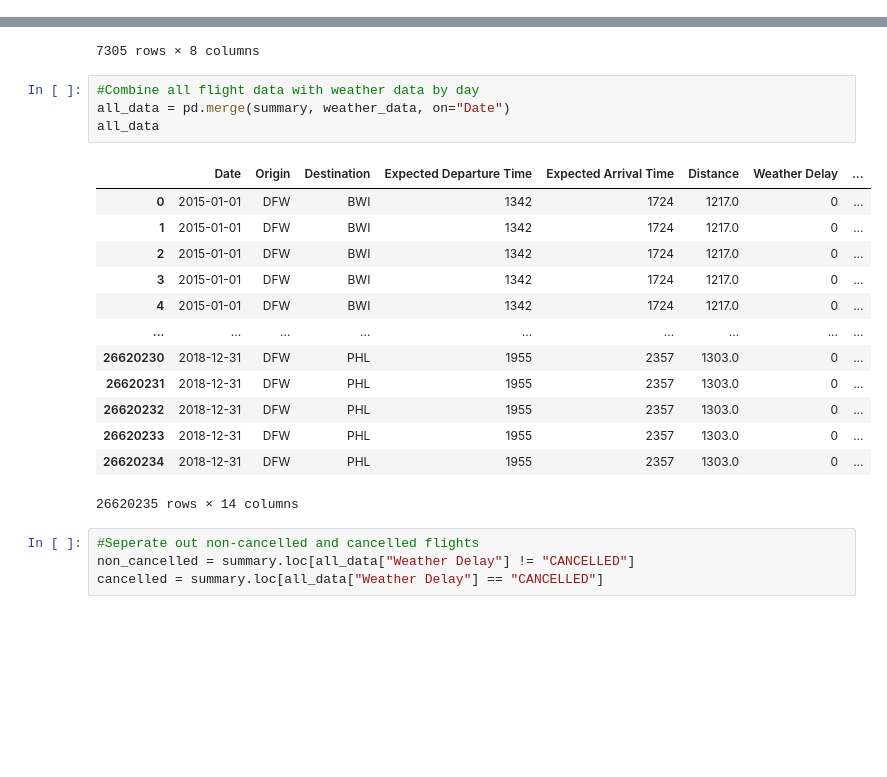
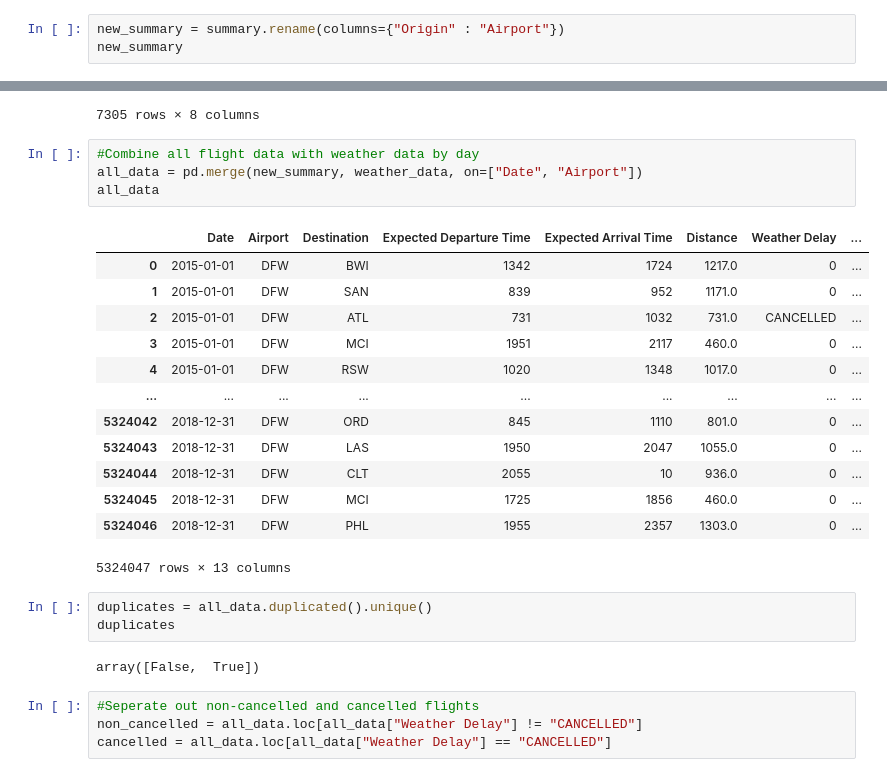
Before and after one commit to domingo-aj/Group-Project-1, a Jupyter notebook: Updated Clean Flight Data.ipynb, the cells around one changed output, grey strips where cells are left out. Drawn from its saved outputs; the diff is of its cells as text; blank space fills up the shorter version.

Commit message:
updates: Updated Clean Data

```diff
--- a/Updated Clean Flight Data.ipynb
+++ b/Updated Clean Flight Data.ipynb
@@ -35,3 +35,6 @@ summary
 | 1451365 | 2018-12-31 | DFW | MCI | 1725 | 1856 | 460.0 | 0 |
 | 1451366 | 2018-12-31 | DFW | PHL | 1955 | 2357 | 1303.0 | 0 |
 5324047 rows × 7 columns
+# %%
+new_summary = summary.rename(columns={"Origin" : "Airport"})
+new_summary
@@ -53,23 +70,28 @@ weather_data
 7305 rows × 8 columns
 # %%
 #Combine all flight data with weather data by day
-all_data = pd.merge(summary, weather_data, on="Date")
+all_data = pd.merge(new_summary, weather_data, on=["Date", "Airport"])
 all_data
 # %% [output]
-|  | Date | Origin | Destination | Expected Departure Time | Expected Arrival Time | Distance | Weather Delay | ... |
+|  | Date | Airport | Destination | Expected Departure Time | Expected Arrival Time | Distance | Weather Delay | ... |
 | 0 | 2015-01-01 | DFW | BWI | 1342 | 1724 | 1217.0 | 0 | ... |
-| 1 | 2015-01-01 | DFW | BWI | 1342 | 1724 | 1217.0 | 0 | ... |
-| 2 | 2015-01-01 | DFW | BWI | 1342 | 1724 | 1217.0 | 0 | ... |
-| 3 | 2015-01-01 | DFW | BWI | 1342 | 1724 | 1217.0 | 0 | ... |
-| 4 | 2015-01-01 | DFW | BWI | 1342 | 1724 | 1217.0 | 0 | ... |
+| 1 | 2015-01-01 | DFW | SAN | 839 | 952 | 1171.0 | 0 | ... |
+| 2 | 2015-01-01 | DFW | ATL | 731 | 1032 | 731.0 | CANCELLED | ... |
+| 3 | 2015-01-01 | DFW | MCI | 1951 | 2117 | 460.0 | 0 | ... |
+| 4 | 2015-01-01 | DFW | RSW | 1020 | 1348 | 1017.0 | 0 | ... |
 | ... | ... | ... | ... | ... | ... | ... | ... | ... |
-| 26620230 | 2018-12-31 | DFW | PHL | 1955 | 2357 | 1303.0 | 0 | ... |
-| 26620231 | 2018-12-31 | DFW | PHL | 1955 | 2357 | 1303.0 | 0 | ... |
-| 26620232 | 2018-12-31 | DFW | PHL | 1955 | 2357 | 1303.0 | 0 | ... |
-| 26620233 | 2018-12-31 | DFW | PHL | 1955 | 2357 | 1303.0 | 0 | ... |
-| 26620234 | 2018-12-31 | DFW | PHL | 1955 | 2357 | 1303.0 | 0 | ... |
+| 5324042 | 2018-12-31 | DFW | ORD | 845 | 1110 | 801.0 | 0 | ... |
+| 5324043 | 2018-12-31 | DFW | LAS | 1950 | 2047 | 1055.0 | 0 | ... |
+| 5324044 | 2018-12-31 | DFW | CLT | 2055 | 10 | 936.0 | 0 | ... |
+| 5324045 | 2018-12-31 | DFW | MCI | 1725 | 1856 | 460.0 | 0 | ... |
+| 5324046 | 2018-12-31 | DFW | PHL | 1955 | 2357 | 1303.0 | 0 | ... |
-26620235 rows × 14 columns
+5324047 rows × 13 columns
+# %%
+duplicates = all_data.duplicated().unique()
+duplicates
+# %% [output]
+array([False,  True])
 # %%
 #Seperate out non-cancelled and cancelled flights
-non_cancelled = summary.loc[all_data["Weather Delay"] != "CANCELLED"]
-cancelled = summary.loc[all_data["Weather Delay"] == "CANCELLED"]
+non_cancelled = all_data.loc[all_data["Weather Delay"] != "CANCELLED"]
+cancelled = all_data.loc[all_data["Weather Delay"] == "CANCELLED"]
```
Also changed, not shown: parts of 3 cells of this notebook.
